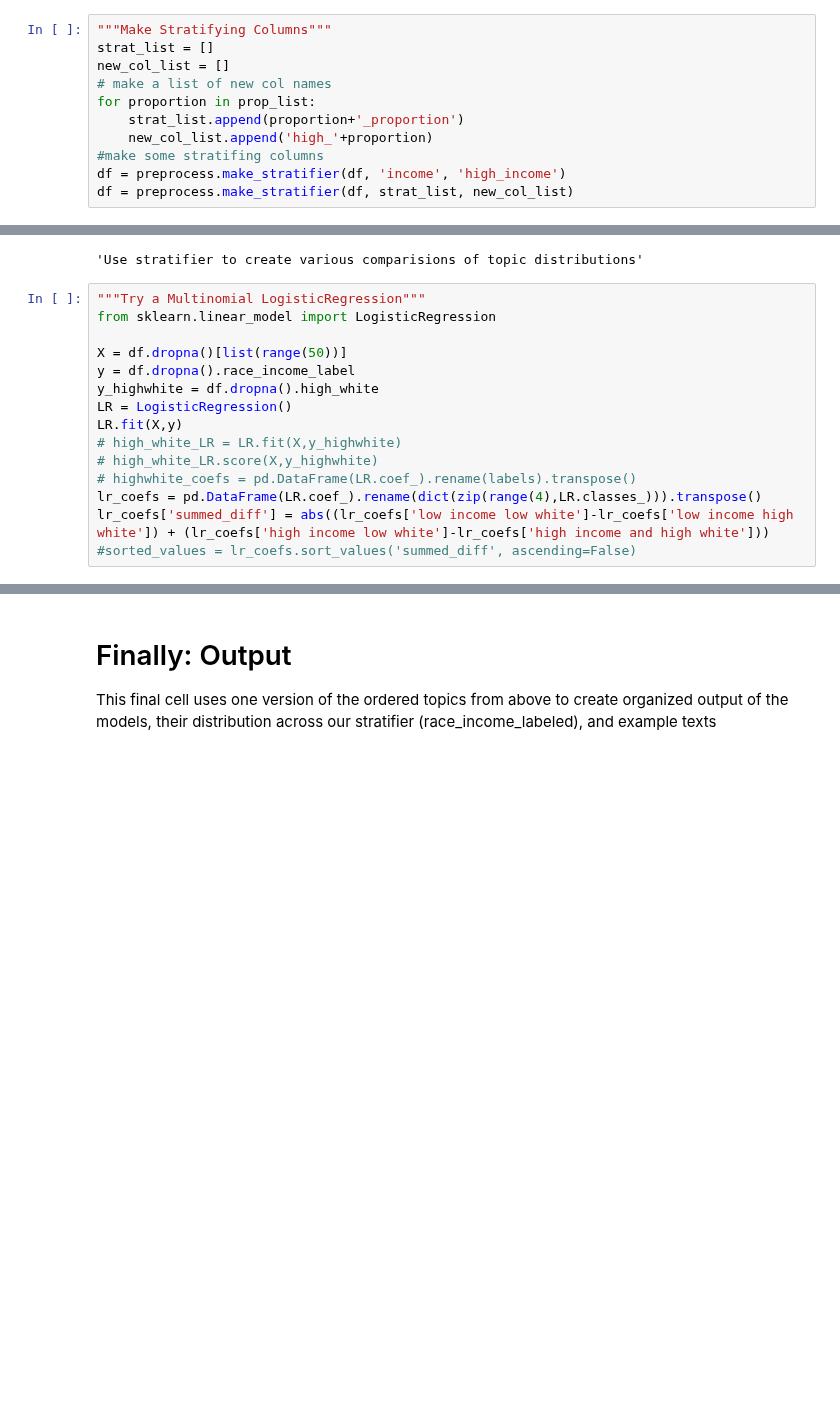
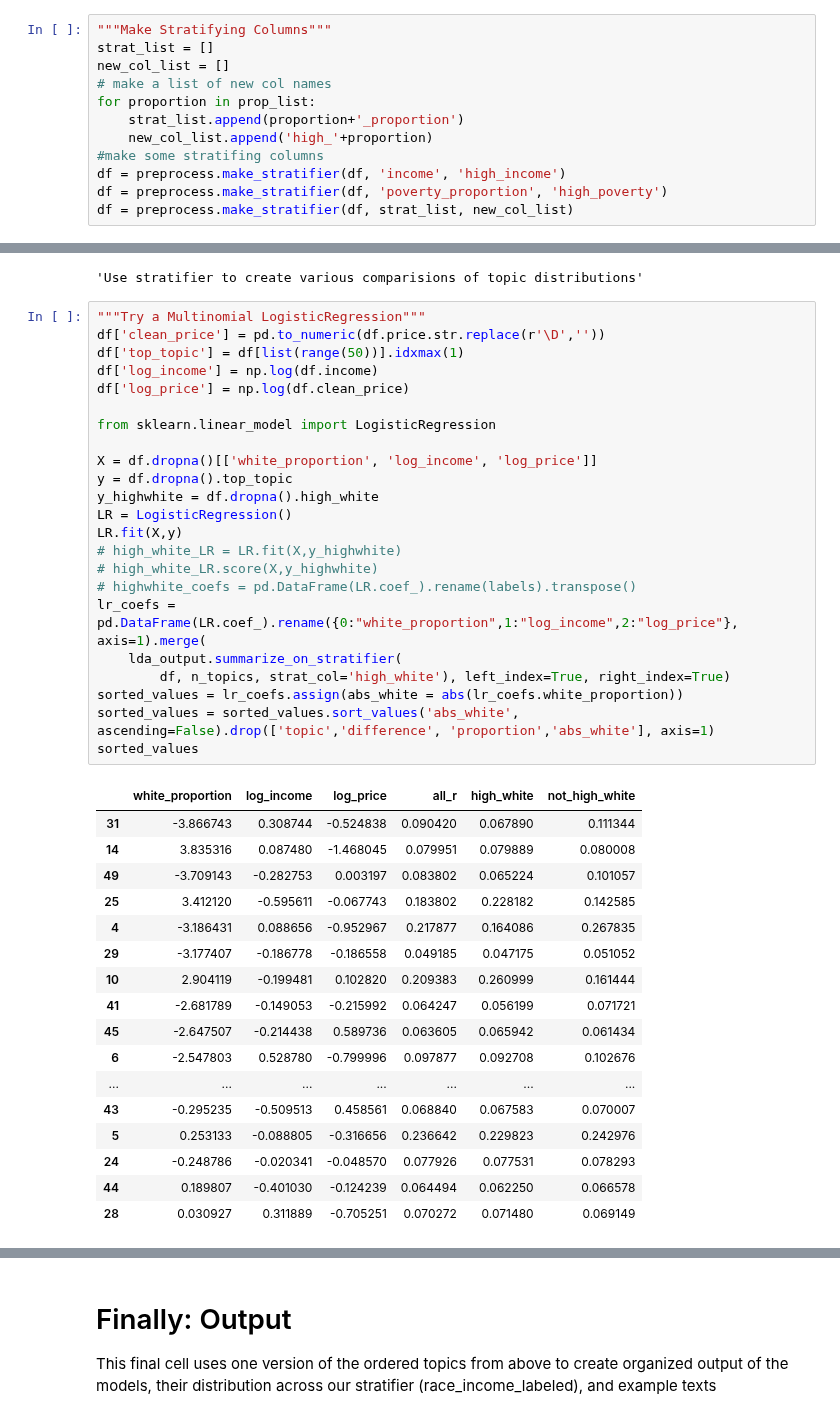
Before and after one commit to ikennedy240/cl_lda, a Jupyter notebook: CL Workflow Notebook.ipynb, the cells around one changed output, grey strips where cells are left out. Cells and saved outputs as stored; diff of their text form; blank space fills up the shorter version.

```diff
--- a/CL Workflow Notebook.ipynb
+++ b/CL Workflow Notebook.ipynb
@@ -37,6 +37,7 @@ for proportion in prop_list:
     new_col_list.append('high_'+proportion)
 #make some stratifing columns
 df = preprocess.make_stratifier(df, 'income', 'high_income')
+df = preprocess.make_stratifier(df, 'poverty_proportion', 'high_poverty')
 df = preprocess.make_stratifier(df, strat_list, new_col_list)
 # %%
 """Make Categorical Race_Income Variable"""
@@ -138,16 +139,42 @@ The next section here explores various ways to sort the data. Which of these see
 'Use stratifier to create various comparisions of topic distributions'
 # %%
 """Try a Multinomial LogisticRegression"""
+df['clean_price'] = pd.to_numeric(df.price.str.replace(r'\D',''))
+df['top_topic'] = df[list(range(50))].idxmax(1)
+df['log_income'] = np.log(df.income)
+df['log_price'] = np.log(df.clean_price)
+
 from sklearn.linear_model import LogisticRegression
 
-X = df.dropna()[list(range(50))]
-y = df.dropna().race_income_label
+X = df.dropna()[['white_proportion', 'log_income', 'log_price']]
+y = df.dropna().top_topic
 y_highwhite = df.dropna().high_white
 LR = LogisticRegression()
 LR.fit(X,y)
 # high_white_LR = LR.fit(X,y_highwhite)
 # high_white_LR.score(X,y_highwhite)
 # highwhite_coefs = pd.DataFrame(LR.coef_).rename(labels).transpose()
-lr_coefs = pd.DataFrame(LR.coef_).rename(dict(zip(range(4),LR.classes_))).transpose()
-lr_coefs['summed_diff'] = abs((lr_coefs['low income low white']-lr_coefs['low income high white']) + (lr_coefs['high income low white']-lr_coefs['high income and high white']))
-#sorted_values = lr_coefs.sort_values('summed_diff', ascending=False)
+lr_coefs = pd.DataFrame(LR.coef_).rename({0:"white_proportion",1:"log_income",2:"log_price"}, axis=1).merge(
+    lda_output.summarize_on_stratifier(
+        df, n_topics, strat_col='high_white'), left_index=True, right_index=True)
+sorted_values = lr_coefs.assign(abs_white = abs(lr_coefs.white_proportion))
+sorted_values = sorted_values.sort_values('abs_white', ascending=False).drop(['topic','difference', 'proportion','abs_white'], axis=1)
+sorted_values
+# %% [output]
+|  | white_proportion | log_income | log_price | all_r | high_white | not_high_white |
+| 31 | -3.866743 | 0.308744 | -0.524838 | 0.090420 | 0.067890 | 0.111344 |
+| 14 | 3.835316 | 0.087480 | -1.468045 | 0.079951 | 0.079889 | 0.080008 |
+| 49 | -3.709143 | -0.282753 | 0.003197 | 0.083802 | 0.065224 | 0.101057 |
+| 25 | 3.412120 | -0.595611 | -0.067743 | 0.183802 | 0.228182 | 0.142585 |
+| 4 | -3.186431 | 0.088656 | -0.952967 | 0.217877 | 0.164086 | 0.267835 |
+| 29 | -3.177407 | -0.186778 | -0.186558 | 0.049185 | 0.047175 | 0.051052 |
+| 10 | 2.904119 | -0.199481 | 0.102820 | 0.209383 | 0.260999 | 0.161444 |
+| 41 | -2.681789 | -0.149053 | -0.215992 | 0.064247 | 0.056199 | 0.071721 |
+| 45 | -2.647507 | -0.214438 | 0.589736 | 0.063605 | 0.065942 | 0.061434 |
+| 6 | -2.547803 | 0.528780 | -0.799996 | 0.097877 | 0.092708 | 0.102676 |
+| ... | ... | ... | ... | ... | ... | ... |
+| 43 | -0.295235 | -0.509513 | 0.458561 | 0.068840 | 0.067583 | 0.070007 |
+| 5 | 0.253133 | -0.088805 | -0.316656 | 0.236642 | 0.229823 | 0.242976 |
+| 24 | -0.248786 | -0.020341 | -0.048570 | 0.077926 | 0.077531 | 0.078293 |
+| 44 | 0.189807 | -0.401030 | -0.124239 | 0.064494 | 0.062250 | 0.066578 |
+| 28 | 0.030927 | 0.311889 | -0.705251 | 0.070272 | 0.071480 | 0.069149 |
```
Also changed, not shown: parts of 4 cells of this notebook, 3 other files.
